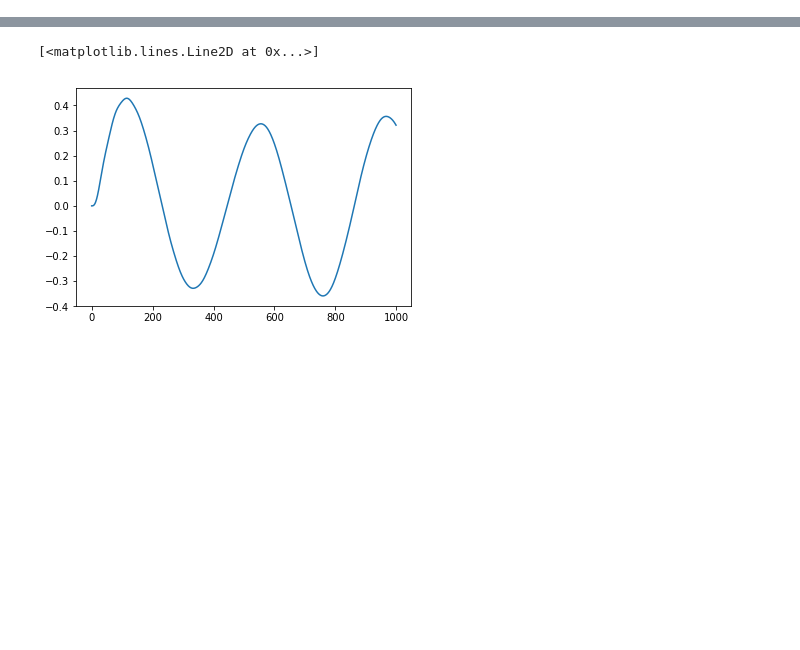
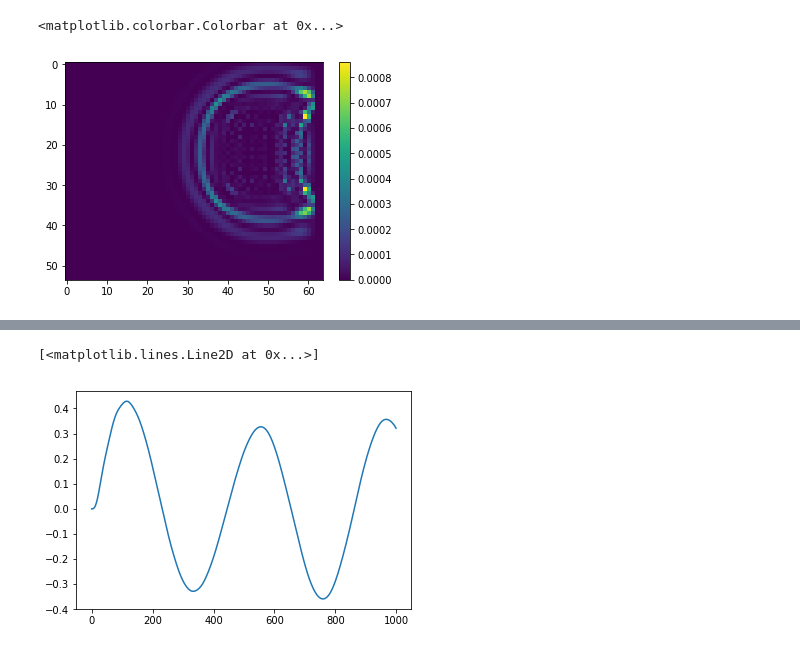
Before and after one commit to ybw2016v/fdtd, a Jupyter notebook: Untitled1.ipynb, the cells around one changed output, grey strips where cells are left out. Drawn from its saved outputs; the diff is of its cells as text; code cells hidden in the pictures; blank space fills up the shorter version.

```diff
--- a/Untitled1.ipynb
+++ b/Untitled1.ipynb
@@ -8 +14,7 @@ from matplotlib import pyplot as plt
+# %%
+plt.imshow(E[10:,:,23])
+plt.colorbar()
+# %% [output]
+<matplotlib.colorbar.Colorbar at 0x...>
+[figure, added]
 # %%
```
Also changed, not shown: parts of 4 cells of this notebook, 10 other files.
